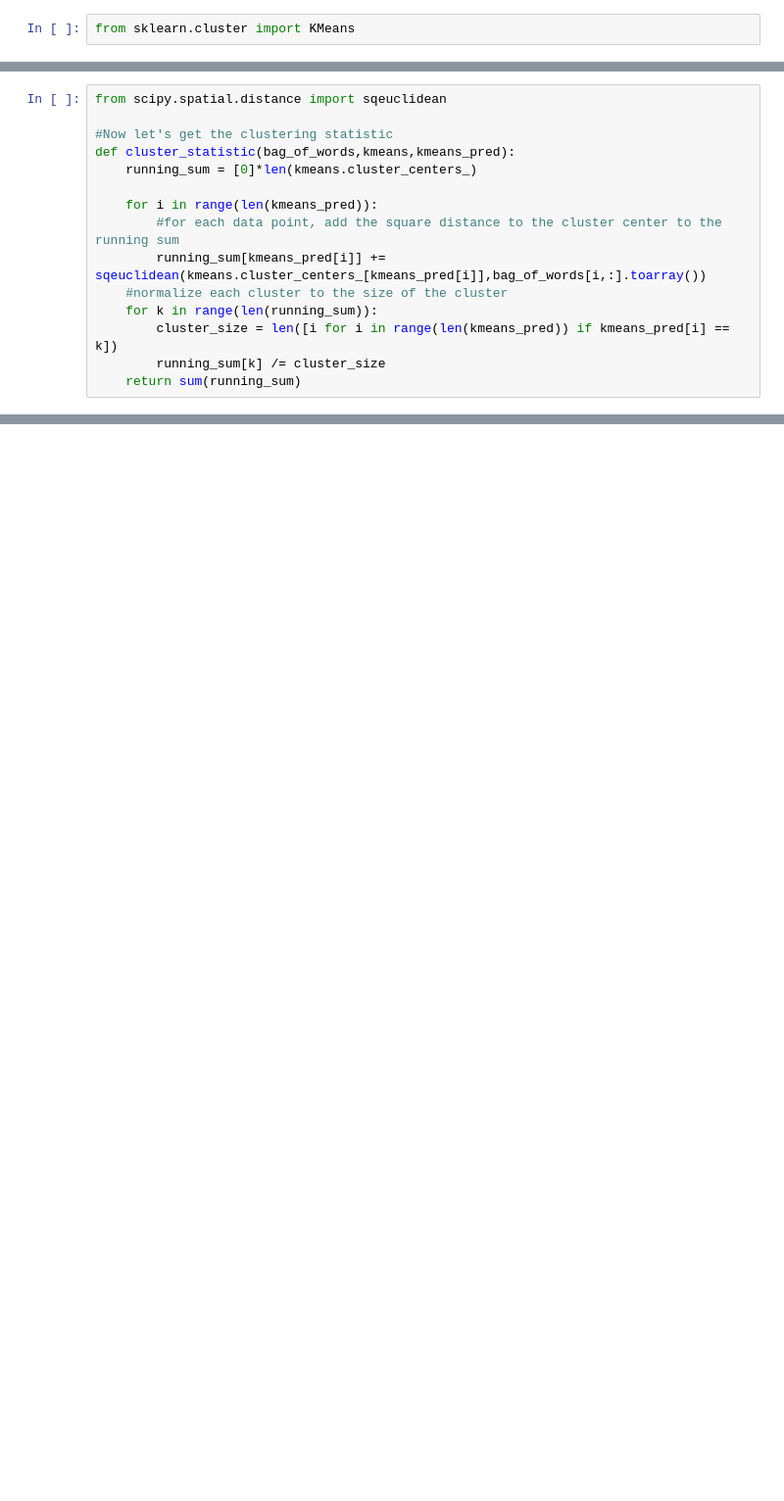
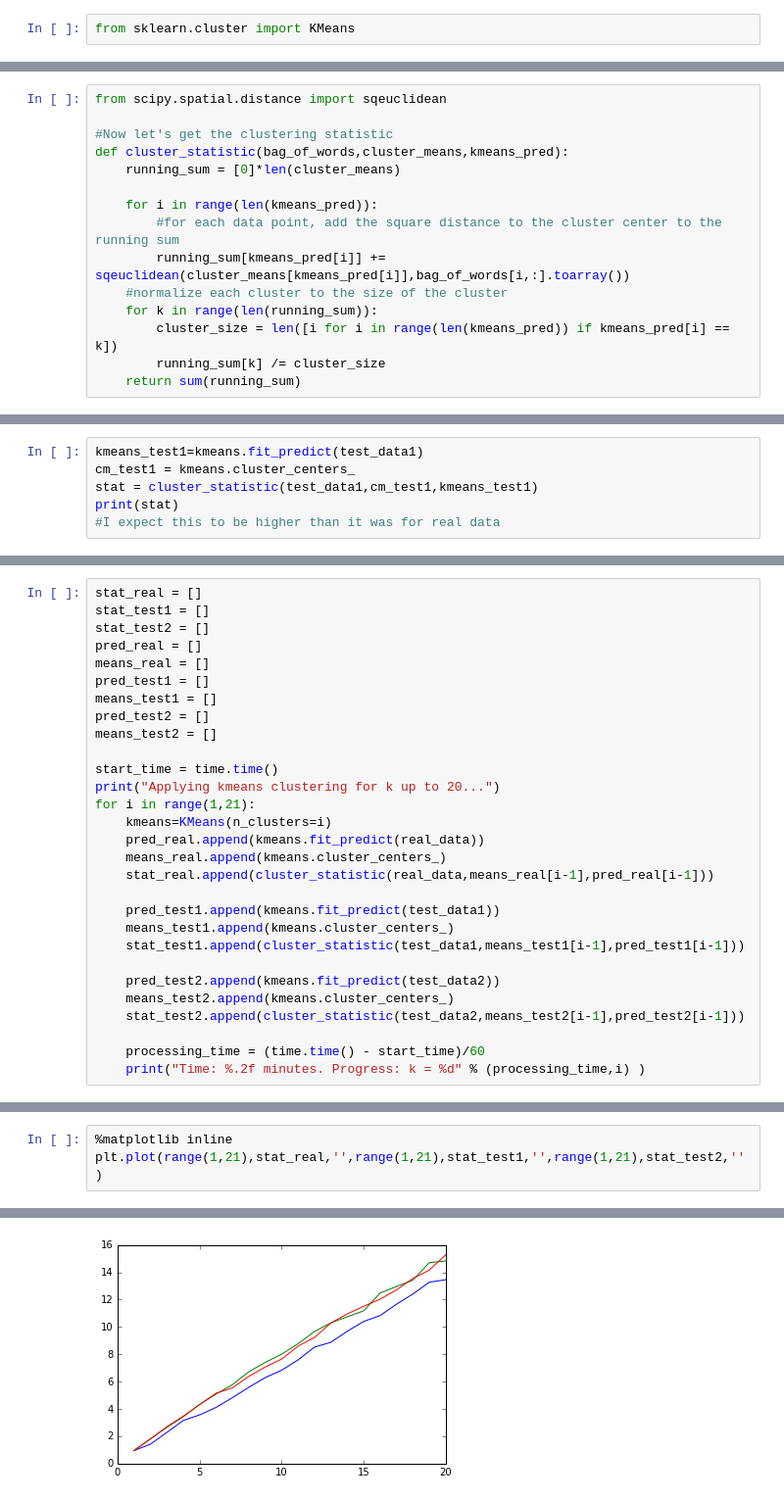
Before and after one commit to tristanlmiller/Topic-Ontology, a Jupyter notebook: kmeans_validation.ipynb, the cells around one changed output, grey strips where cells are left out. Shown: that part at 98% size. Saved outputs shown, nothing was run; the diff lists cells and outputs as text; blank space fills up the shorter version.

Commit message:
Finding the best k for kmeans

```diff
--- a/kmeans_validation.ipynb
+++ b/kmeans_validation.ipynb
@@ -73,12 +64,12 @@ cluster_info(9,kmeans,kmeans_pred)
 from scipy.spatial.distance import sqeuclidean
 
 #Now let's get the clustering statistic
-def cluster_statistic(bag_of_words,kmeans,kmeans_pred):
-    running_sum = [0]*len(kmeans.cluster_centers_)
+def cluster_statistic(bag_of_words,cluster_means,kmeans_pred):
+    running_sum = [0]*len(cluster_means)
 
     for i in range(len(kmeans_pred)):
         #for each data point, add the square distance to the cluster center to the running sum
-        running_sum[kmeans_pred[i]] += sqeuclidean(kmeans.cluster_centers_[kmeans_pred[i]],bag_of_words[i,:].toarray())
+        running_sum[kmeans_pred[i]] += sqeuclidean(cluster_means[kmeans_pred[i]],bag_of_words[i,:].toarray())
     #normalize each cluster to the size of the cluster
     for k in range(len(running_sum)):
         cluster_size = len([i for i in range(len(kmeans_pred)) if kmeans_pred[i] == k])
@@ -92,0 +135,6 @@ print(stat)
+# %%
+kmeans_test1=kmeans.fit_predict(test_data1)
+cm_test1 = kmeans.cluster_centers_
+stat = cluster_statistic(test_data1,cm_test1,kmeans_test1)
+print(stat)
+#I expect this to be higher than it was for real data
@@ -92,0 +147,29 @@ print(stat)
+# %%
+stat_real = []
+stat_test1 = []
+stat_test2 = []
+pred_real = []
+means_real = []
+pred_test1 = []
+means_test1 = []
+pred_test2 = []
+means_test2 = []
+
+start_time = time.time()
+print("Applying kmeans clustering for k up to 20...")
+for i in range(1,21):
+    kmeans=KMeans(n_clusters=i)
+    pred_real.append(kmeans.fit_predict(real_data))
+    means_real.append(kmeans.cluster_centers_)
+    stat_real.append(cluster_statistic(real_data,means_real[i-1],pred_real[i-1]))
+
+    pred_test1.append(kmeans.fit_predict(test_data1))
+    means_test1.append(kmeans.cluster_centers_)
+    stat_test1.append(cluster_statistic(test_data1,means_test1[i-1],pred_test1[i-1]))
+
+    pred_test2.append(kmeans.fit_predict(test_data2))
+    means_test2.append(kmeans.cluster_centers_)
+    stat_test2.append(cluster_statistic(test_data2,means_test2[i-1],pred_test2[i-1]))
+
+    processing_time = (time.time() - start_time)/60
+    print("Time: %.2f minutes. Progress: k = %d" % (processing_time,i) )
@@ -92,0 +194,4 @@ print(stat)
+# %%
+%matplotlib inline
+plt.plot(range(1,21),stat_real,'',range(1,21),stat_test1,'',range(1,21),stat_test2,'')
+# %% [output]
@@ -92,0 +201 @@ print(stat)
+[figure, added]
```
Also changed, not shown: parts of 35 cells of this notebook.
